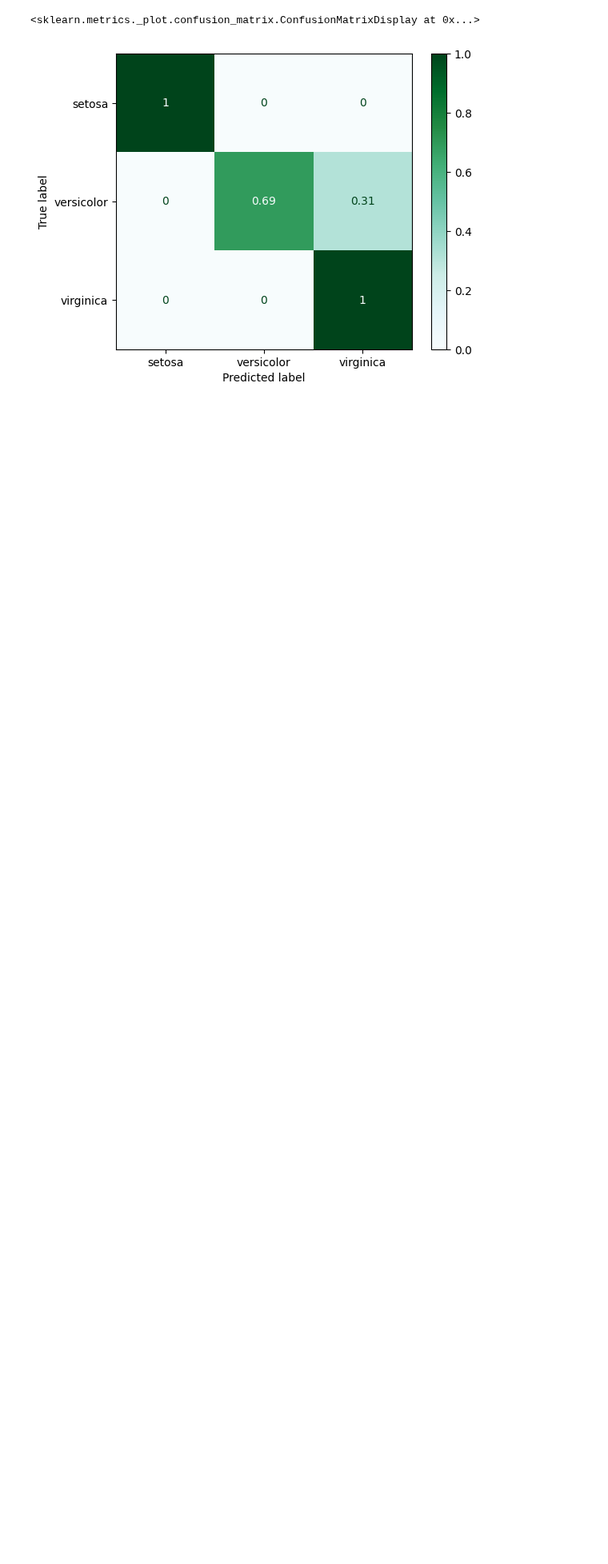
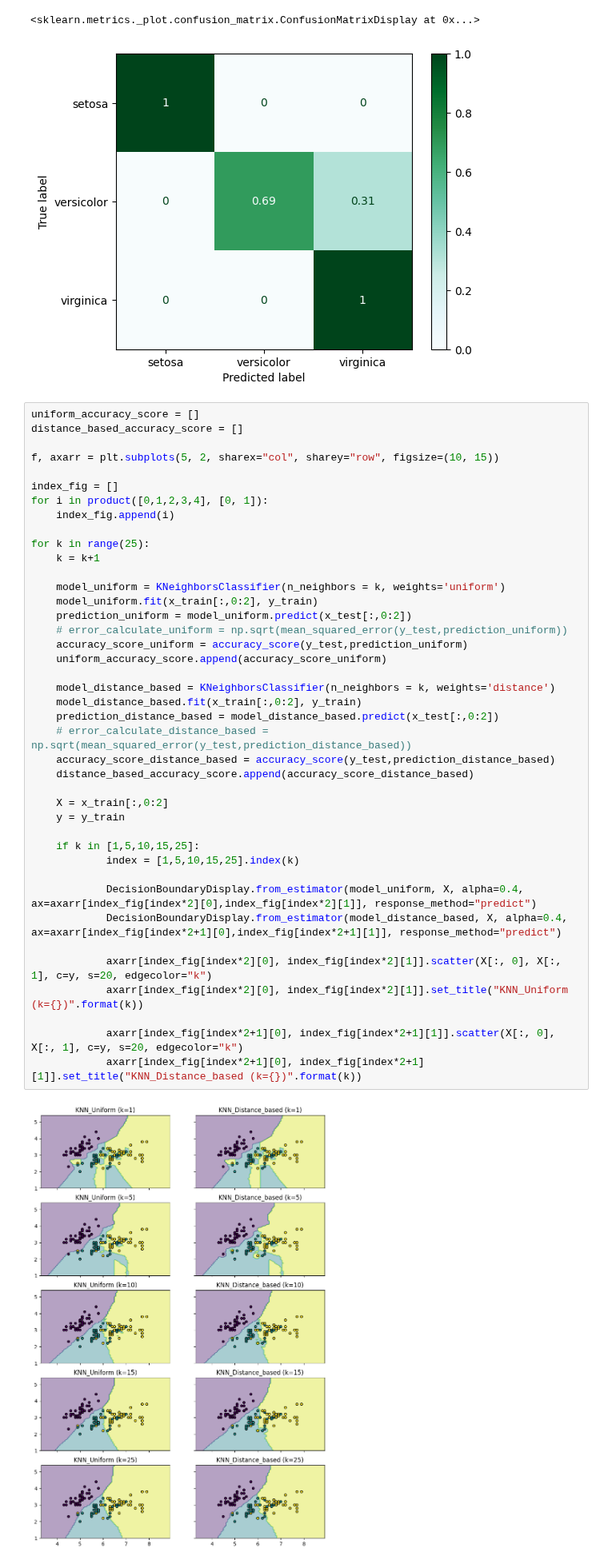
Before and after one commit to chenbin234/DAT405-DIT407-Introduction-to-data-science-and-AI, a Jupyter notebook: Assignment_2/Bingcheng/intro_to_AI_ass2.ipynb, the cells around one changed output. Shown at 80% size. Drawn from its saved outputs; the diff is of its cells as text; blank space fills up the shorter version.

```diff
--- a/Assignment_2/Bingcheng/intro_to_AI_ass2.ipynb
+++ b/Assignment_2/Bingcheng/intro_to_AI_ass2.ipynb
@@ -114,4 +116,47 @@ metrics.ConfusionMatrixDisplay.from_predictions(y_test,predictions, normalize='t
 # %% [output]
 <sklearn.metrics._plot.confusion_matrix.ConfusionMatrixDisplay at 0x...>
 [figure]
+# %%
+uniform_accuracy_score = []
+distance_based_accuracy_score = []
+
+f, axarr = plt.subplots(5, 2, sharex="col", sharey="row", figsize=(10, 15))
+
+index_fig = []
+for i in product([0,1,2,3,4], [0, 1]):
+    index_fig.append(i)
+
+for k in range(25):
+    k = k+1
+
+    model_uniform = KNeighborsClassifier(n_neighbors = k, weights='uniform')
+    model_uniform.fit(x_train[:,0:2], y_train)
+    prediction_uniform = model_uniform.predict(x_test[:,0:2])
+    # error_calculate_uniform = np.sqrt(mean_squared_error(y_test,prediction_uniform))
+    accuracy_score_uniform = accuracy_score(y_test,prediction_uniform)
+    uniform_accuracy_score.append(accuracy_score_uniform)
+
+    model_distance_based = KNeighborsClassifier(n_neighbors = k, weights='distance')
+    model_distance_based.fit(x_train[:,0:2], y_train)
+    prediction_distance_based = model_distance_based.predict(x_test[:,0:2])
+    # error_calculate_distance_based = np.sqrt(mean_squared_error(y_test,prediction_distance_based))
+    accuracy_score_distance_based = accuracy_score(y_test,prediction_distance_based)
+    distance_based_accuracy_score.append(accuracy_score_distance_based)
+
+    X = x_train[:,0:2]
+    y = y_train
+
+    if k in [1,5,10,15,25]:
+            index = [1,5,10,15,25].index(k)
+
+            DecisionBoundaryDisplay.from_estimator(model_uniform, X, alpha=0.4, ax=axarr[index_fig[index*2][0],index_fig[index*2][1]], response_method="predict")
+            DecisionBoundaryDisplay.from_estimator(model_distance_based, X, alpha=0.4, ax=axarr[index_fig[index*2+1][0],index_fig[index*2+1][1]], response_method="predict")
+
+            axarr[index_fig[index*2][0], index_fig[index*2][1]].scatter(X[:, 0], X[:, 1], c=y, s=20, edgecolor="k")
+            axarr[index_fig[index*2][0], index_fig[index*2][1]].set_title("KNN_Uniform (k={})".format(k))
+
+            axarr[index_fig[index*2+1][0], index_fig[index*2+1][1]].scatter(X[:, 0], X[:, 1], c=y, s=20, edgecolor="k")
+            axarr[index_fig[index*2+1][0], index_fig[index*2+1][1]].set_title("KNN_Distance_based (k={})".format(k))
+# %% [output]
+[figure, added]
 # %%
```
Also changed, not shown: parts of 2 cells of this notebook.
